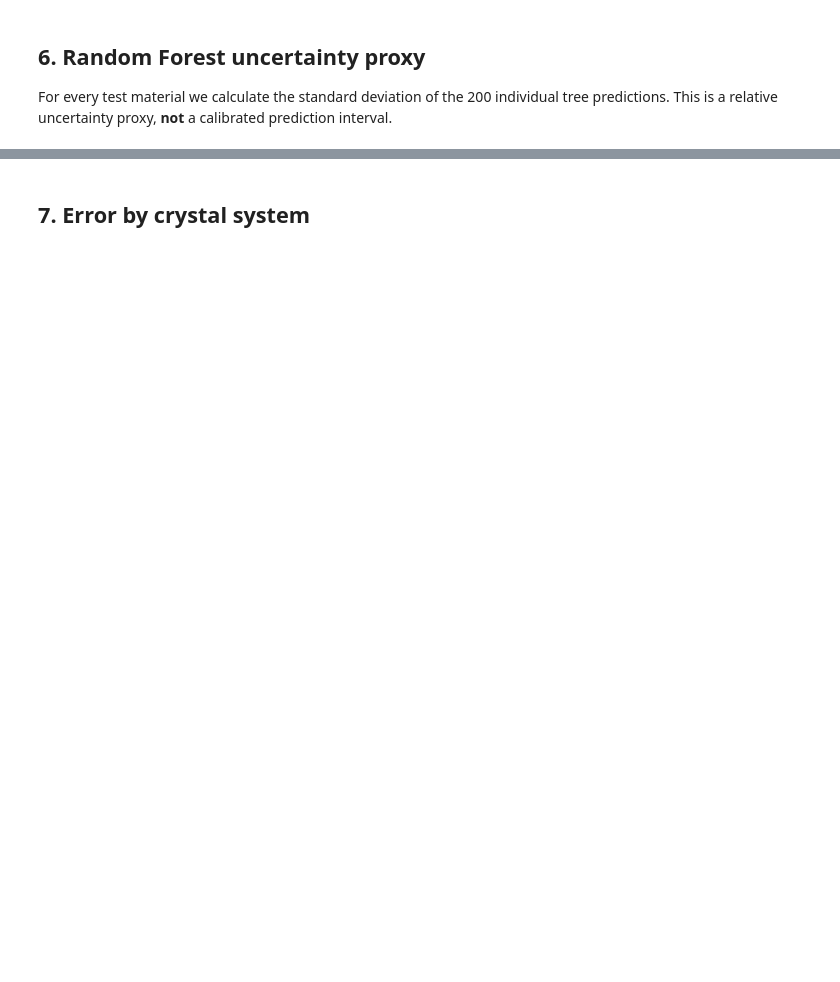
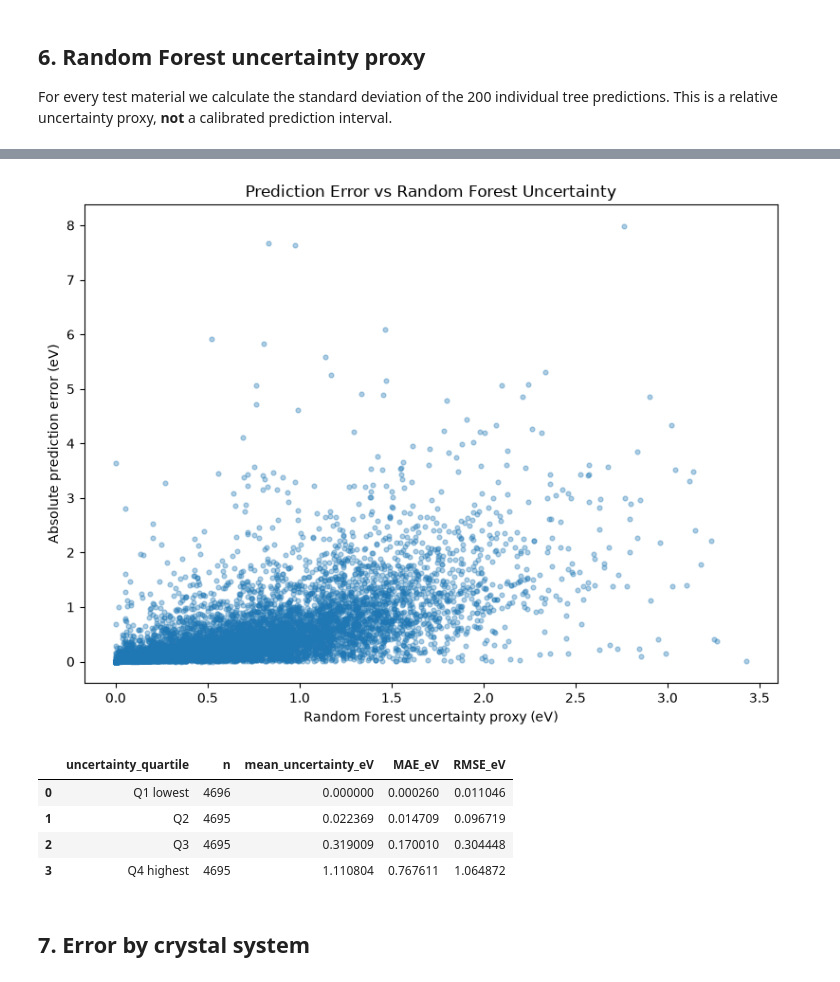
Before and after one commit to ay23-byte/Quantum_materials_assited_machine_learning, a Jupyter notebook: notebooks/07_Error_Analysis.ipynb, the cells around one changed output, grey strips where cells are left out. Cells and saved outputs as stored; diff of their text form; code cells hidden in the pictures; blank space fills up the shorter version.

```diff
--- a/notebooks/07_Error_Analysis.ipynb
+++ b/notebooks/07_Error_Analysis.ipynb
@@ -122,16 +161,70 @@ print(f'p-value: {p:.4e}')
 # %%
-plt.figure(figsize=(8,6))
-plt.scatter(analysis.prediction_uncertainty, analysis.absolute_error, s=12, alpha=0.35)
-plt.xlabel('Random Forest uncertainty proxy (eV)'); plt.ylabel('Absolute prediction error (eV)')
-plt.title('Prediction Error vs Random Forest Uncertainty'); plt.tight_layout()
-plt.savefig(FIGURES/'error_vs_uncertainty.png', dpi=300, bbox_inches='tight'); plt.show()
+plt.figure(figsize=(8, 6))
 
-analysis['uncertainty_quartile'] = pd.qcut(analysis.prediction_uncertainty, 4, labels=['Q1 lowest','Q2','Q3','Q4 highest'], duplicates='drop')
-error_by_uncertainty = analysis.groupby('uncertainty_quartile', observed=True).agg(
-    n=('absolute_error','size'), mean_uncertainty_eV=('prediction_uncertainty','mean'),
-    MAE_eV=('absolute_error','mean'), RMSE_eV=('residual', lambda x: np.sqrt(np.mean(x**2)))
-).reset_index()
+plt.scatter(
+    analysis["prediction_uncertainty"],
+    analysis["absolute_error"],
+    s=12,
+    alpha=0.35
+)
+
+plt.xlabel("Random Forest uncertainty proxy (eV)")
+plt.ylabel("Absolute prediction error (eV)")
+plt.title("Prediction Error vs Random Forest Uncertainty")
+plt.tight_layout()
+
+plt.savefig(
+    FIGURES / "error_vs_uncertainty.png",
+    dpi=300,
+    bbox_inches="tight"
+)
+
+plt.show()
+
+
+# ---------------------------------------------------------
+# Robust uncertainty grouping
+# ---------------------------------------------------------
+# Many materials can have identical uncertainty values.
+# Ranking first prevents qcut from creating duplicate
+# quantile boundaries.
+
+analysis["uncertainty_quartile"] = pd.qcut(
+    analysis["prediction_uncertainty"].rank(method="first"),
+    q=4,
+    labels=[
+        "Q1 lowest",
+        "Q2",
+        "Q3",
+        "Q4 highest"
+    ]
+)
+
+
+# Calculate error statistics for each uncertainty group
+error_by_uncertainty = (
+    analysis
+    .groupby("uncertainty_quartile", observed=True)
+    .agg(
+        n=("absolute_error", "size"),
+        mean_uncertainty_eV=("prediction_uncertainty", "mean"),
+        MAE_eV=("absolute_error", "mean"),
+        RMSE_eV=(
+            "residual",
+            lambda x: np.sqrt(np.mean(x ** 2))
+        )
+    )
+    .reset_index()
+)
+
 display(error_by_uncertainty)
+# %% [output]
+[figure, added]
+|  | uncertainty_quartile | n | mean_uncertainty_eV | MAE_eV | RMSE_eV |
+| 0 | Q1 lowest | 4696 | 0.000000 | 0.000260 | 0.011046 |
+| 1 | Q2 | 4695 | 0.022369 | 0.014709 | 0.096719 |
+| 2 | Q3 | 4695 | 0.319009 | 0.170010 | 0.304448 |
+| 3 | Q4 highest | 4695 | 1.110804 | 0.767611 | 1.064872 |
 # %% [markdown]
 ## 7. Error by crystal system
 # %%
```
Also changed, not shown: parts of 13 cells of this notebook, 2 other files.
